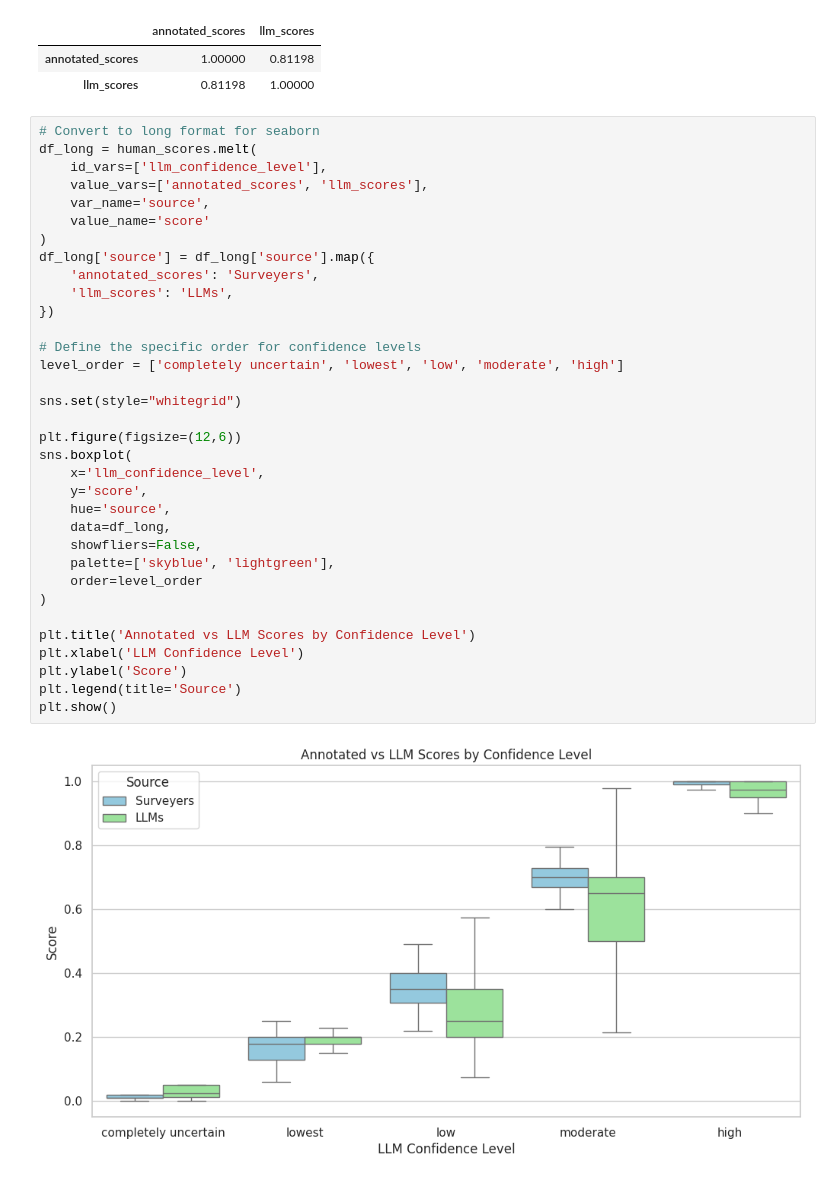
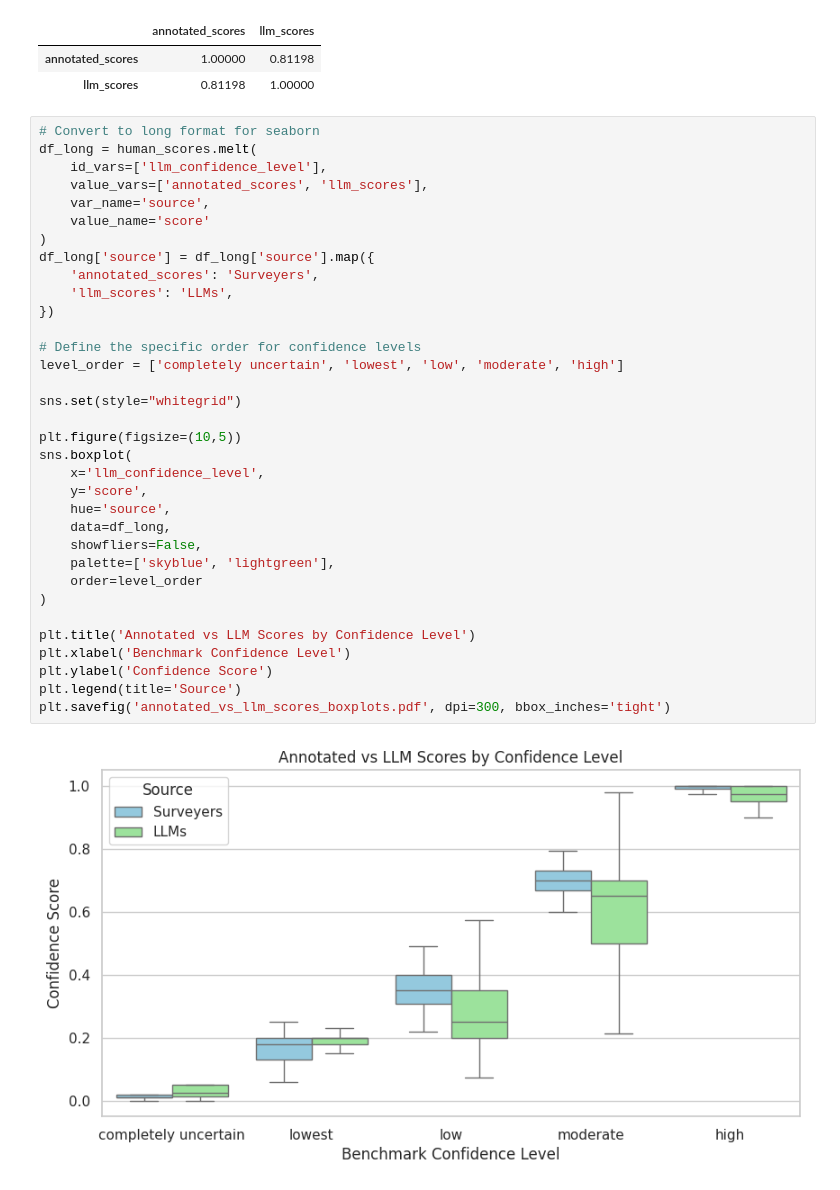
Before and after one commit to Ivan-Yeh/lm-confidence-evaluation-harness, a Jupyter notebook: llm_evaluator_test/analyse_results.ipynb, the cells around one changed output. Saved outputs shown, nothing was run; the diff lists cells and outputs as text.

Commit message:
updated llm vs human score boxplots

```diff
--- a/llm_evaluator_test/analyse_results.ipynb
+++ b/llm_evaluator_test/analyse_results.ipynb
@@ -55,38 +55,38 @@ human_scores[["annotated_scores", "llm_scores"]].corr()
 # Convert to long format for seaborn
 df_long = human_scores.melt(
     id_vars=['llm_confidence_level'],
     value_vars=['annotated_scores', 'llm_scores'],
     var_name='source',
     value_name='score'
 )
 df_long['source'] = df_long['source'].map({
     'annotated_scores': 'Surveyers',
     'llm_scores': 'LLMs',
 })
 
 # Define the specific order for confidence levels
 level_order = ['completely uncertain', 'lowest', 'low', 'moderate', 'high']
 
 sns.set(style="whitegrid")
 
-plt.figure(figsize=(12,6))
+plt.figure(figsize=(10,5))
 sns.boxplot(
     x='llm_confidence_level',
     y='score',
     hue='source',
     data=df_long,
     showfliers=False,
     palette=['skyblue', 'lightgreen'],
     order=level_order
 )
 
 plt.title('Annotated vs LLM Scores by Confidence Level')
-plt.xlabel('LLM Confidence Level')
-plt.ylabel('Score')
+plt.xlabel('Benchmark Confidence Level')
+plt.ylabel('Confidence Score')
 plt.legend(title='Source')
-plt.show()
+plt.savefig('annotated_vs_llm_scores_boxplots.pdf', dpi=300, bbox_inches='tight')
 # %% [output]
-[figure, old version]
+[figure, new version]
 # %%
 import pandas as pd
 import seaborn as sns
```
Also changed, not shown: parts of 1 cell of this notebook, 2 other files.
